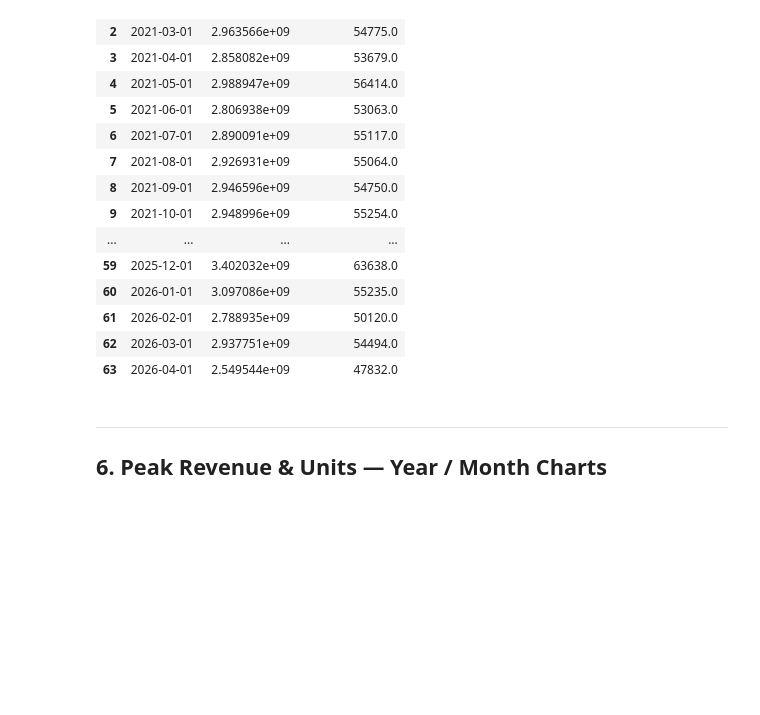
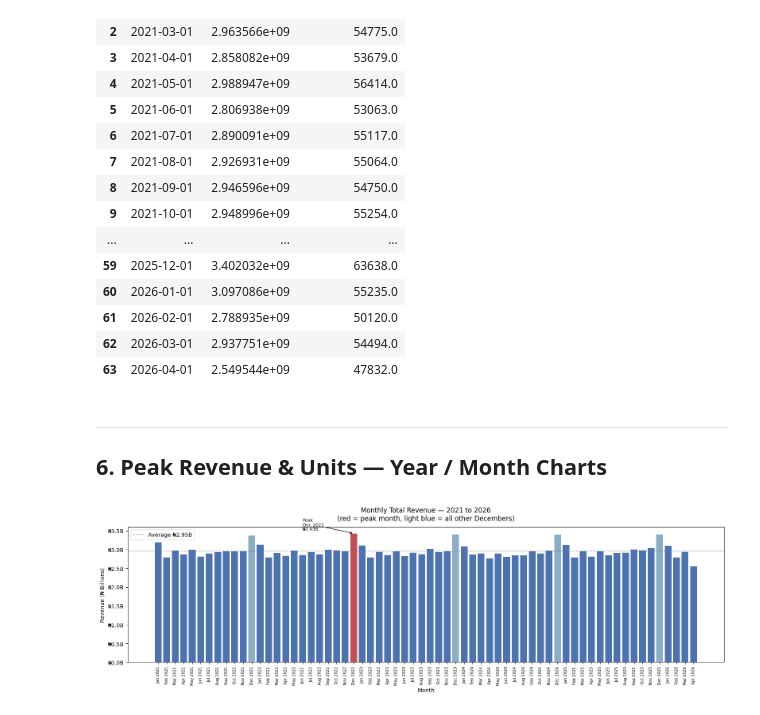
Before and after one commit to Bonaboss01/retail-sales-forecasting-genai, a Jupyter notebook: notebooks/10_validate_data.ipynb, the cells around one changed output. Drawn from its saved outputs; the diff is of its cells as text; code cells hidden in the pictures; blank space fills up the shorter version.

```diff
--- a/notebooks/10_validate_data.ipynb
+++ b/notebooks/10_validate_data.ipynb
@@ -166,3 +166,88 @@ monthly_revenue
 # %% [markdown]
 ---
 ## 6. Peak Revenue & Units — Year / Month Charts
+# %%
+import matplotlib.pyplot as plt
+import matplotlib.ticker as mticker
+import pandas as pd
+
+mr = monthly_revenue.copy()
+mr["month"]           = pd.to_datetime(mr["month"])
+mr["month_label"]     = mr["month"].dt.strftime("%b %Y")
+mr["year"]            = mr["month"].dt.year
+mr["is_december"]     = mr["month"].dt.month == 12
+mr["revenue_bn"]      = mr["total_revenue"] / 1e9
+mr["units_k"]         = mr["total_units_sold"] / 1e3
+
+peak_rev_idx   = mr["total_revenue"].idxmax()
+peak_units_idx = mr["total_units_sold"].idxmax()
+
+rev_colors   = ["#C44E52" if i == peak_rev_idx   else "#8AAEC4" if is_dec else "#4C72B0"
+                for i, is_dec in zip(mr.index, mr["is_december"])]
+units_colors = ["#C44E52" if i == peak_units_idx else "#8AAEC4" if is_dec else "#55A868"
+                for i, is_dec in zip(mr.index, mr["is_december"])]
+
+# ── Chart 1: Total Revenue ────────────────────────────────
+fig, ax = plt.subplots(figsize=(16, 5))
+bars = ax.bar(mr["month_label"], mr["revenue_bn"], color=rev_colors, width=0.8)
+
+ax.axhline(mr["revenue_bn"].mean(), color="grey", ls="--", lw=1,
+           label=f"Average ₦{mr['revenue_bn'].mean():.2f}B")
+
+peak = mr.loc[peak_rev_idx]
+ax.annotate(
+    f"Peak\n{peak['month_label']}\n₦{peak['revenue_bn']:.2f}B",
+    xy=(peak_rev_idx, peak["revenue_bn"]),
+    xytext=(peak_rev_idx - 6, peak["revenue_bn"] + 0.08),
+    arrowprops=dict(arrowstyle="->", color="black", lw=1),
+    fontsize=8, color="black",
+)
+
+ax.yaxis.set_major_formatter(mticker.FuncFormatter(lambda v, _: f"₦{v:.1f}B"))
+ax.set_title("Monthly Total Revenue — 2021 to 2026\n(red = peak month, light blue = all other Decembers)",
+             fontsize=12, pad=12)
+ax.set_xlabel("Month")
+ax.set_ylabel("Revenue (₦ Billions)")
+ax.tick_params(axis="x", rotation=90, labelsize=7)
+ax.legend()
+plt.tight_layout()
+plt.show()
+
+# ── Chart 2: Total Units Sold ─────────────────────────────
+fig, ax = plt.subplots(figsize=(16, 5))
+ax.bar(mr["month_label"], mr["units_k"], color=units_colors, width=0.8)
+
+ax.axhline(mr["units_k"].mean(), color="grey", ls="--", lw=1,
+           label=f"Average {mr['units_k'].mean():.1f}k units")
+
+peak_u = mr.loc[peak_units_idx]
+ax.annotate(
+    f"Peak\n{peak_u['month_label']}\n{peak_u['units_k']:.1f}k units",
+    xy=(peak_units_idx, peak_u["units_k"]),
+    xytext=(peak_units_idx - 6, peak_u["units_k"] + 1),
+    arrowprops=dict(arrowstyle="->", color="black", lw=1),
+    fontsize=8, color="black",
+)
+
+ax.yaxis.set_major_formatter(mticker.FuncFormatter(lambda v, _: f"{v:.0f}k"))
+ax.set_title("Monthly Units Sold — 2021 to 2026\n(red = peak month, light green = all other Decembers)",
+             fontsize=12, pad=12)
+ax.set_xlabel("Month")
+ax.set_ylabel("Units Sold (thousands)")
+ax.tick_params(axis="x", rotation=90, labelsize=7)
+ax.legend()
+plt.tight_layout()
+plt.show()
+
+# ── Print peak summary ────────────────────────────────────
+print("── Revenue ──────────────────────────────────────")
+print(f"  Peak month  : {mr.loc[peak_rev_idx, 'month_label']}  →  ₦{mr.loc[peak_rev_idx, 'revenue_bn']:.3f}B")
+print(f"  Lowest month: {mr.loc[mr['total_revenue'].idxmin(), 'month_label']}  →  ₦{mr['revenue_bn'].min():.3f}B")
+print(f"  Average     : ₦{mr['revenue_bn'].mean():.3f}B / month")
+print()
+print("── Units Sold ───────────────────────────────────")
+print(f"  Peak month  : {mr.loc[peak_units_idx, 'month_label']}  →  {mr.loc[peak_units_idx, 'total_units_sold']:,.0f} units")
+print(f"  Lowest month: {mr.loc[mr['total_units_sold'].idxmin(), 'month_label']}  →  {mr['total_units_sold'].min():,.0f} units")
+print(f"  Average     : {mr['total_units_sold'].mean():,.0f} units / month")
+# %% [output]
+[figure, added]
```
Also changed, not shown: parts of 3 cells of this notebook, 1 other file.
